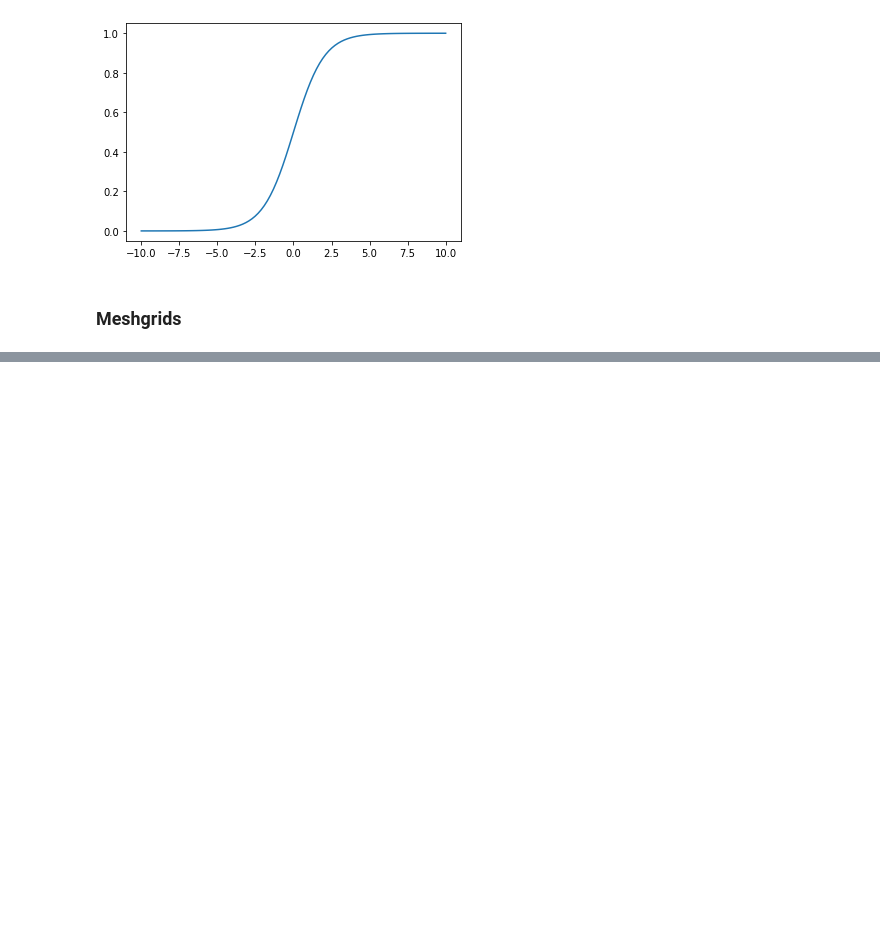
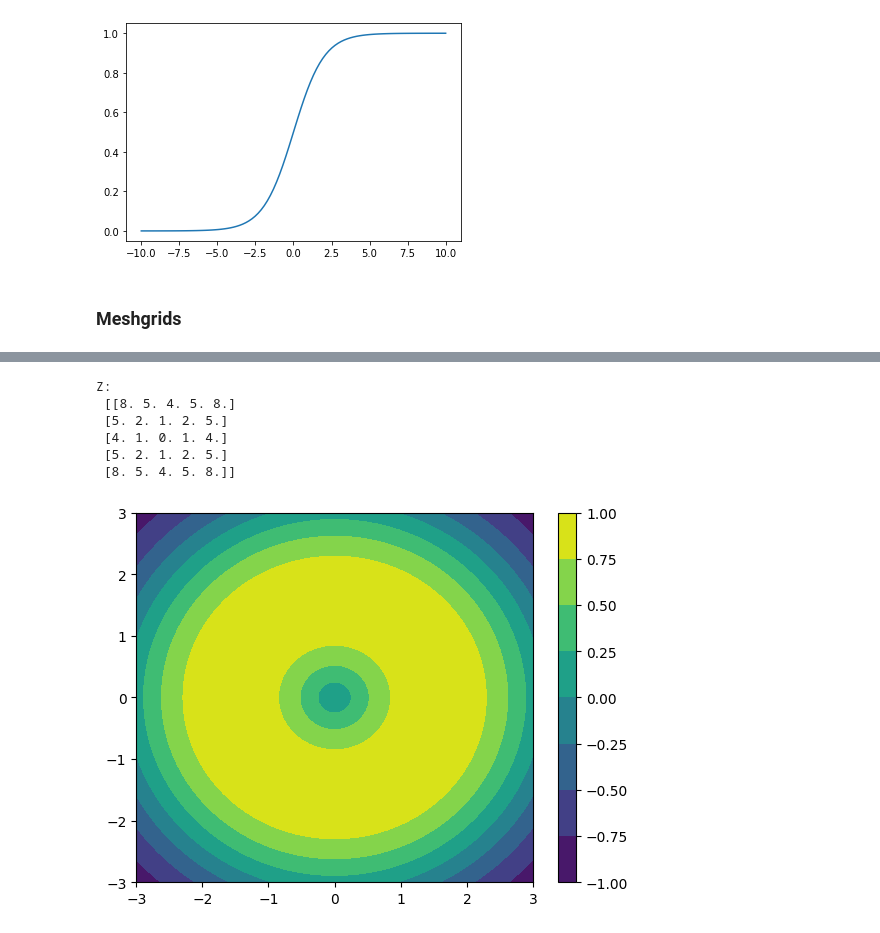
Before and after one commit to therudradev/Python_Programming, a Jupyter notebook: session_14_numpy_advanced.ipynb, the cells around one changed output, grey strips where cells are left out. Cells and saved outputs as stored; diff of their text form; code cells hidden in the pictures; blank space fills up the shorter version.

```diff
--- a/session_14_numpy_advanced.ipynb
+++ b/session_14_numpy_advanced.ipynb
@@ -421,3 +457,43 @@ plt.plot(x,y)
+# %%
+# 🔹 Example: Function on Meshgrid
+
+import numpy as np
+
+x = np.linspace(-2, 2, 5)   # [-2, -1, 0, 1, 2]
+y = np.linspace(-2, 2, 5)
+
+X, Y = np.meshgrid(x, y)
+
+Z = X**2 + Y**2   # function: x² + y²
+
+print("Z:\n", Z)
+
+# ✅ `Z` holds values of function at each grid point.
+# %% [output]
+Z:
+ [[8. 5. 4. 5. 8.]
+ [5. 2. 1. 2. 5.]
+ [4. 1. 0. 1. 4.]
+ [5. 2. 1. 2. 5.]
+ [8. 5. 4. 5. 8.]]
+# %%
+#  🔹 Visualization Example
+
+import matplotlib.pyplot as plt
+
+x = np.linspace(-3, 3, 100)
+y = np.linspace(-3, 3, 100)
+X, Y = np.meshgrid(x, y)
+
+Z = np.sin(np.sqrt(X**2 + Y**2))
+
+plt.contourf(X, Y, Z, cmap="viridis")
+plt.colorbar()
+plt.show()
+
+# 👉 This makes a **2D heatmap** of the function.
+# %% [output]
+[figure, added]
 # %%
 # Meshgrids
 # %% [markdown]
```
Also changed, not shown: parts of 7 cells of this notebook.
